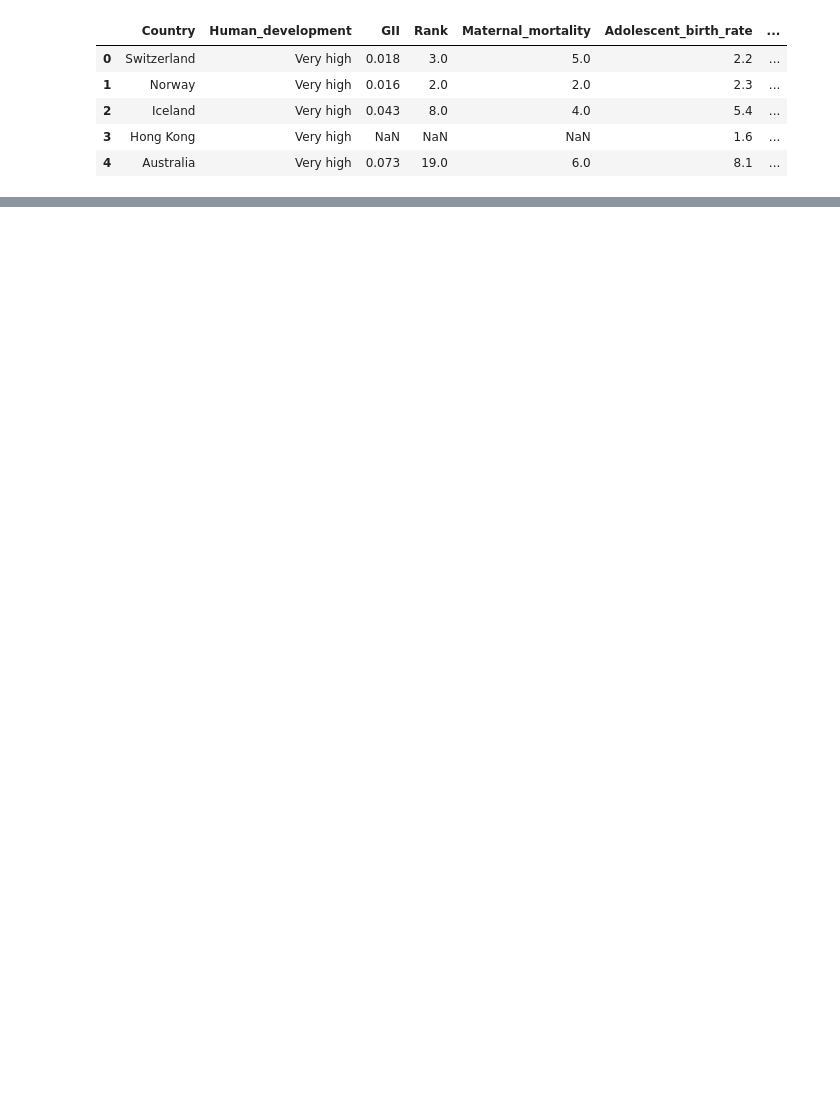
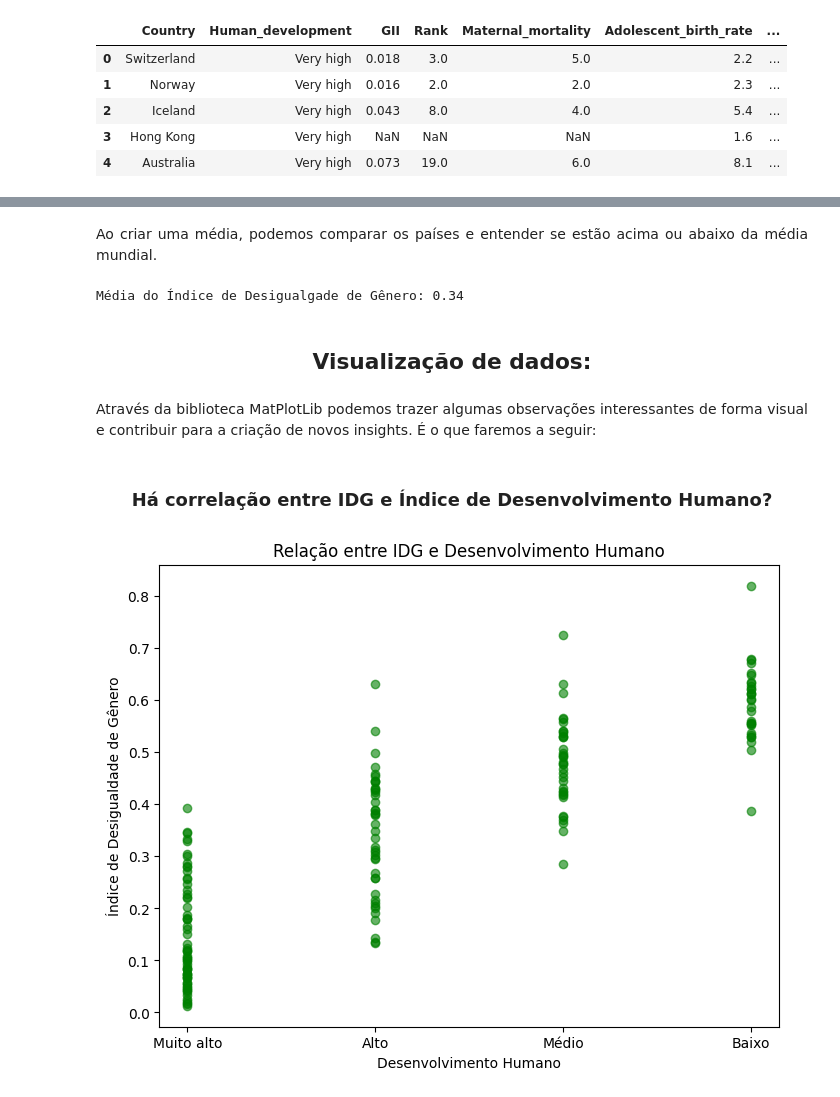
Before and after one commit to reprograma/on26-python-s13-projeto-guiado-II, a Jupyter notebook: exercicios/para-casa/exercicio_s13.ipynb, the cells around one changed output, grey strips where cells are left out. Drawn from its saved outputs; the diff is of its cells as text; code cells hidden in the pictures; blank space fills up the shorter version.

```diff
--- a/exercicios/para-casa/exercicio_s13.ipynb
+++ b/exercicios/para-casa/exercicio_s13.ipynb
@@ -50,3 +49,6 @@ df.head()
+# %%
+#Removendo todas as linhas com NaN como valor em qualquer coluna
+df = df.dropna()
 # %%
 #Tradução das colunas
 df = df.rename(columns={
@@ -65,0 +112,27 @@ df = df.rename(columns={
+# %% [markdown]
+<p style='text-align: justify'>Ao criar uma média, podemos comparar os países e entender se estão acima ou abaixo da média mundial.</p>
+# %%
+media_idg = df['IDG'].mean()
+print(f"Média do Índice de Desigualgade de Gênero: {media_idg:.2f}")
+# %% [output]
+Média do Índice de Desigualgade de Gênero: 0.34
+# %% [markdown]
+<h2 style='font-family: Lucida Console; text-align:center;'>Visualização de dados:</h2>
+# %% [markdown]
+<p style='text-align: justify'>Através da biblioteca MatPlotLib podemos trazer algumas observações interessantes de forma visual e contribuir para a criação de novos insights. É o que faremos a seguir:</p>
+# %% [markdown]
+<h3 style='font-family: Lucida Console; font-weight: 800;text-align: center;'>Há correlação entre IDG e Índice de Desenvolvimento Humano?</h3>
+# %%
+desenvolvimento = df['Desenvolvimento Humano']
+idg = df['IDG']
+paises = df['País']
+
+plt.figure(figsize=(8, 6)) #Essas linhas significam que a largura do gráfico será de 8in e a altura será de 6in.
+
+plt.scatter(desenvolvimento, idg, c='green', alpha=0.6)  #c= color, alpha= transparência. Nesse caso, eu experimentei um pouco e descobri que é bom deixar um poucio transparente pra conseguir ver os pontos sobressalentes
+plt.xlabel('Desenvolvimento Humano')
+plt.ylabel('Índice de Desigualdade de Gênero')
+plt.title('Relação entre IDG e Desenvolvimento Humano')
+plt.show()
+# %% [output]
+[figure, added]
```
Also changed, not shown: parts of 23 cells of this notebook, 2 other files.
